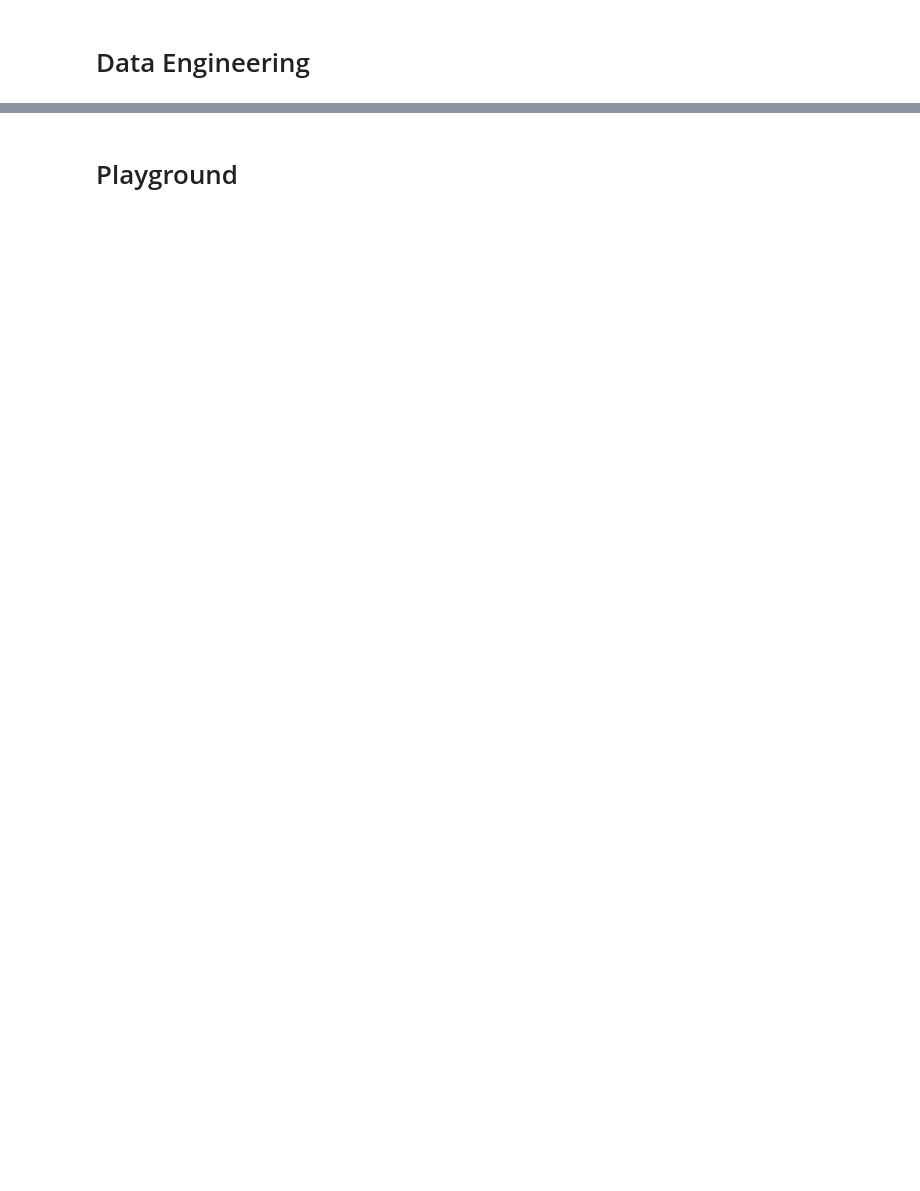
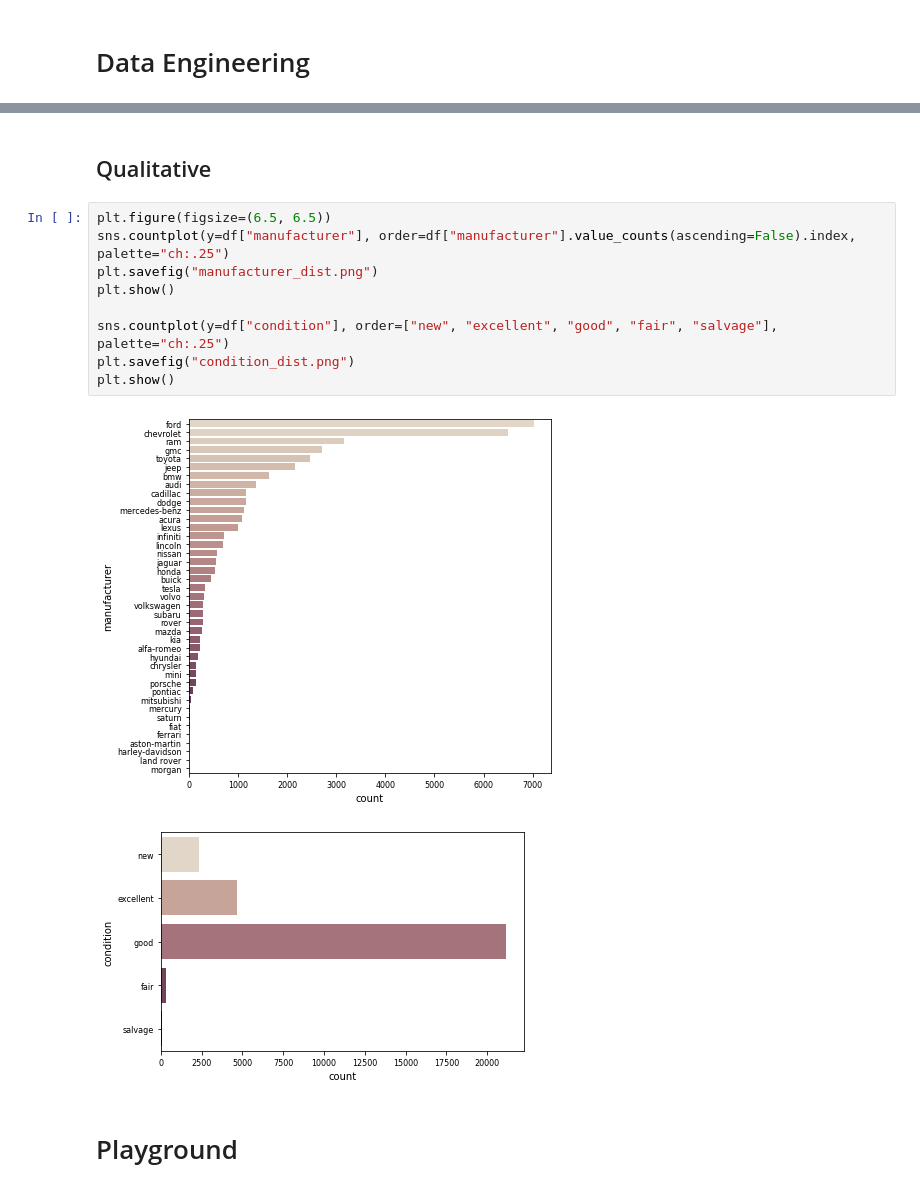
Before and after one commit to jmbreche/cars, a Jupyter notebook: main.ipynb, the cells around one changed output, grey strips where cells are left out. Cells and saved outputs as stored; diff of their text form; blank space fills up the shorter version.

Commit message:
Updated univariate analysis and added qualitative section

```diff
--- a/main.ipynb
+++ b/main.ipynb
@@ -99,3 +107,17 @@ plt.savefig("odometer_dist.png")
+# %% [markdown]
+## Qualitative
+# %%
+plt.figure(figsize=(6.5, 6.5))
+sns.countplot(y=df["manufacturer"], order=df["manufacturer"].value_counts(ascending=False).index, palette="ch:.25")
+plt.savefig("manufacturer_dist.png")
+plt.show()
+
+sns.countplot(y=df["condition"], order=["new", "excellent", "good", "fair", "salvage"], palette="ch:.25")
+plt.savefig("condition_dist.png")
+plt.show()
+# %% [output]
+[figure, added]
+[figure, added]
 # %% [markdown]
 # Playground
 # %%
```
Also changed, not shown: parts of 4 cells of this notebook, 4 other files.
